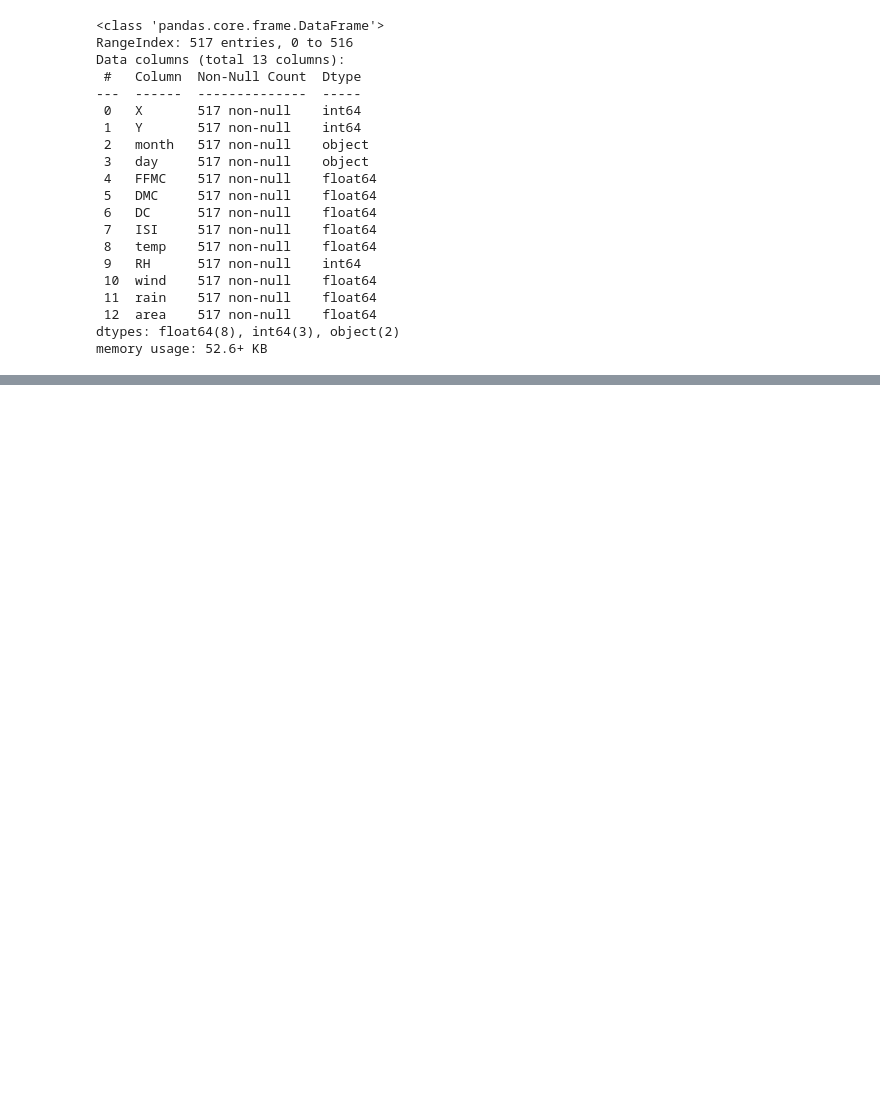
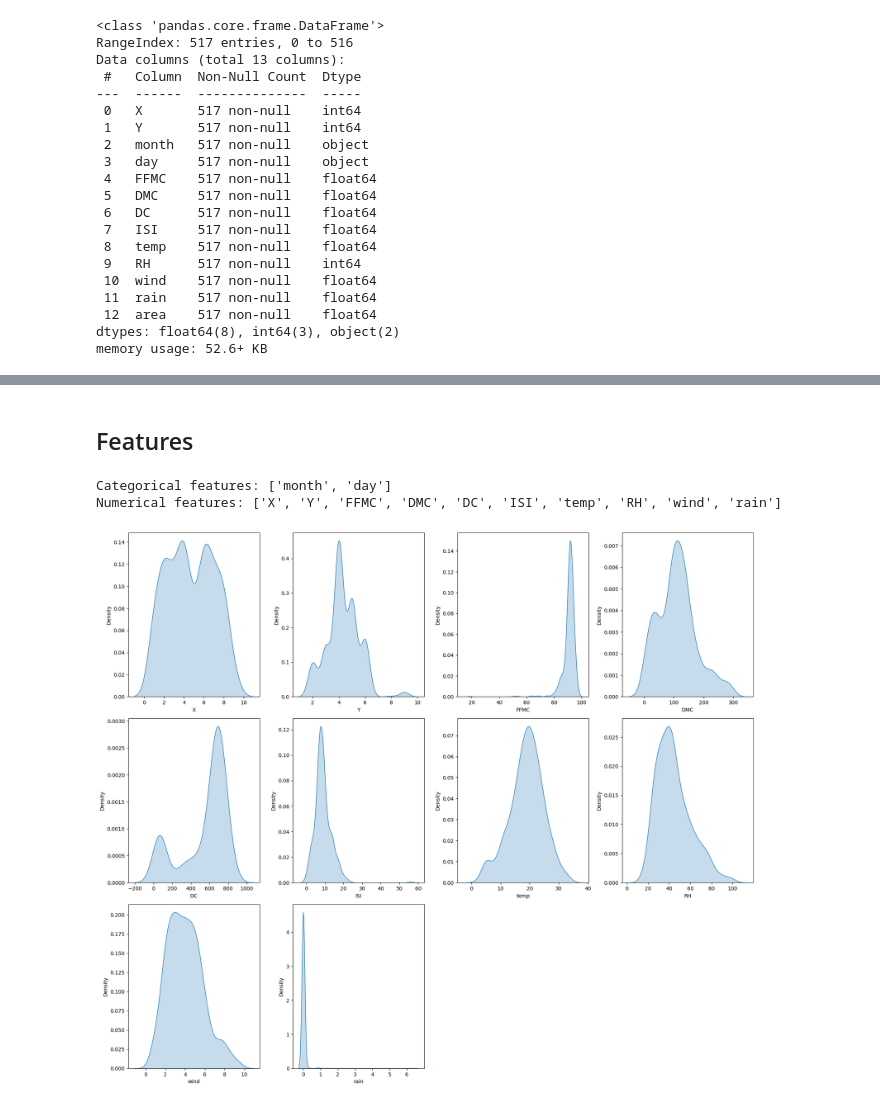
Before and after one commit to umberH/2023_datathon_uni_sydney, a Jupyter notebook: forest_firekaggle_data_import.ipynb, the cells around one changed output, grey strips where cells are left out. Cells and saved outputs as stored; diff of their text form; code cells hidden in the pictures; blank space fills up the shorter version.

```diff
--- a/forest_firekaggle_data_import.ipynb
+++ b/forest_firekaggle_data_import.ipynb
@@ -85,0 +242,20 @@ memory usage: 52.6+ KB
+# %% [markdown]
+## Features
+# %%
+dfa = dataset_df.drop(columns='area')
+cat_columns = dfa.select_dtypes(include='object').columns.tolist()
+num_columns = dfa.select_dtypes(exclude='object').columns.tolist()
+print('Categorical features:',cat_columns)
+print('Numerical features:',num_columns)
+# %% [output]
+Categorical features: ['month', 'day']
+Numerical features: ['X', 'Y', 'FFMC', 'DMC', 'DC', 'ISI', 'temp', 'RH', 'wind', 'rain']
+# %%
+plt.figure(figsize=(18,40))
+for i,col in enumerate(num_columns,1):
+    plt.subplot(8,4,i)
+    sns.kdeplot(dataset_df[col],fill=True)
+plt.tight_layout()
+plt.show()
+# %% [output]
+[figure, added]
```
Also changed, not shown: parts of 70 cells of this notebook.
